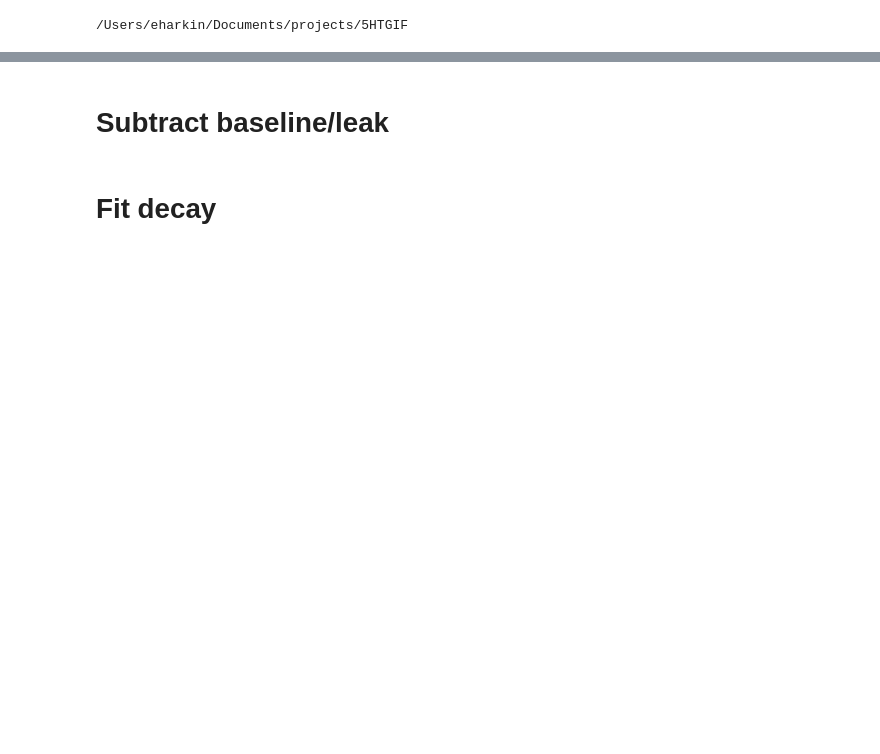
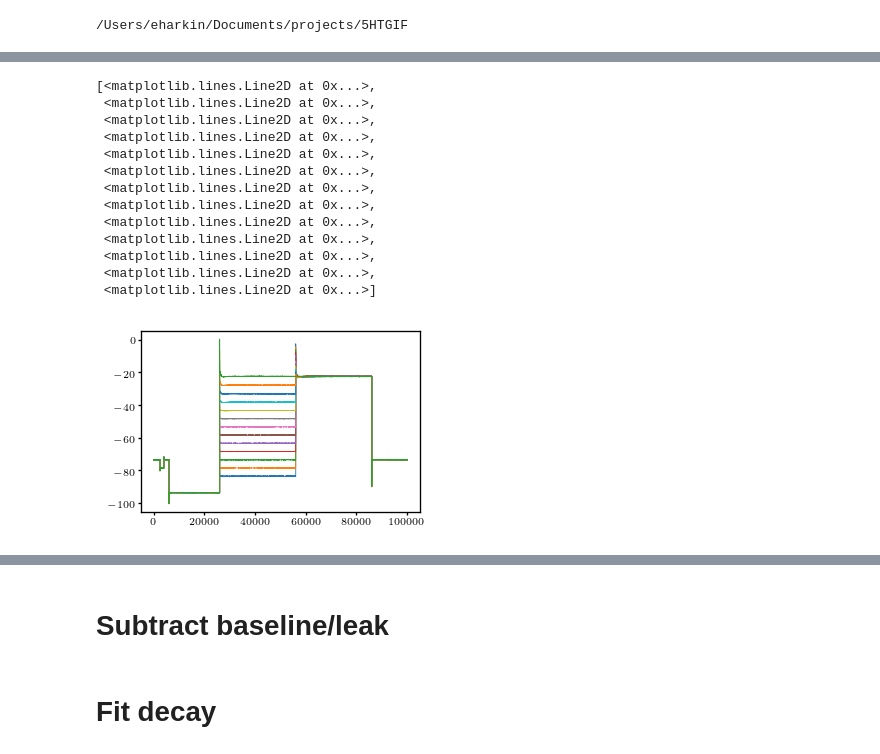
Before and after one commit to nauralcodinglab/raphegif, a Jupyter notebook: figs/scripts/writeup/ser_currents.ipynb, the cells around one changed output, grey strips where cells are left out. Saved outputs shown, nothing was run; the diff lists cells and outputs as text; code cells hidden in the pictures; blank space fills up the shorter version.

```diff
--- a/figs/scripts/writeup/ser_currents.ipynb
+++ b/figs/scripts/writeup/ser_currents.ipynb
@@ -60,3 +62,21 @@ gating[0].plot()
+# %%
+t_vec = np.arange(0, gating[0].shape[1] * 0.1)
+plt.plot(gating[0][1, :, :])
+# %% [output]
+[<matplotlib.lines.Line2D at 0x...>,
+ <matplotlib.lines.Line2D at 0x...>,
+ <matplotlib.lines.Line2D at 0x...>,
+ <matplotlib.lines.Line2D at 0x...>,
+ <matplotlib.lines.Line2D at 0x...>,
+ <matplotlib.lines.Line2D at 0x...>,
+ <matplotlib.lines.Line2D at 0x...>,
+ <matplotlib.lines.Line2D at 0x...>,
+ <matplotlib.lines.Line2D at 0x...>,
+ <matplotlib.lines.Line2D at 0x...>,
+ <matplotlib.lines.Line2D at 0x...>,
+ <matplotlib.lines.Line2D at 0x...>,
+ <matplotlib.lines.Line2D at 0x...>]
+[figure, added]
 # %%
 print(gating[0][1, 0, :])
 print(gating[0][1, 20000, :])
```
Also changed, not shown: parts of 8 cells of this notebook, 1 other file.
